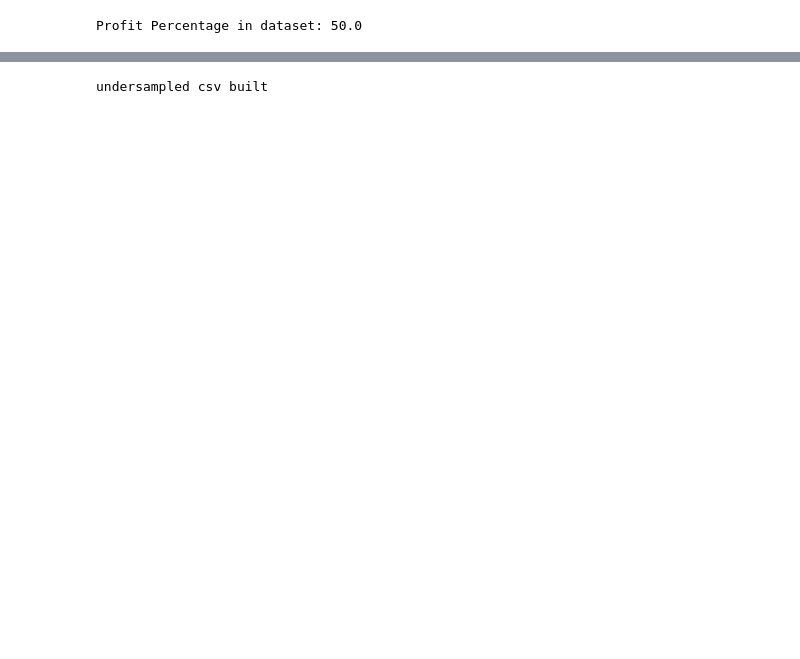
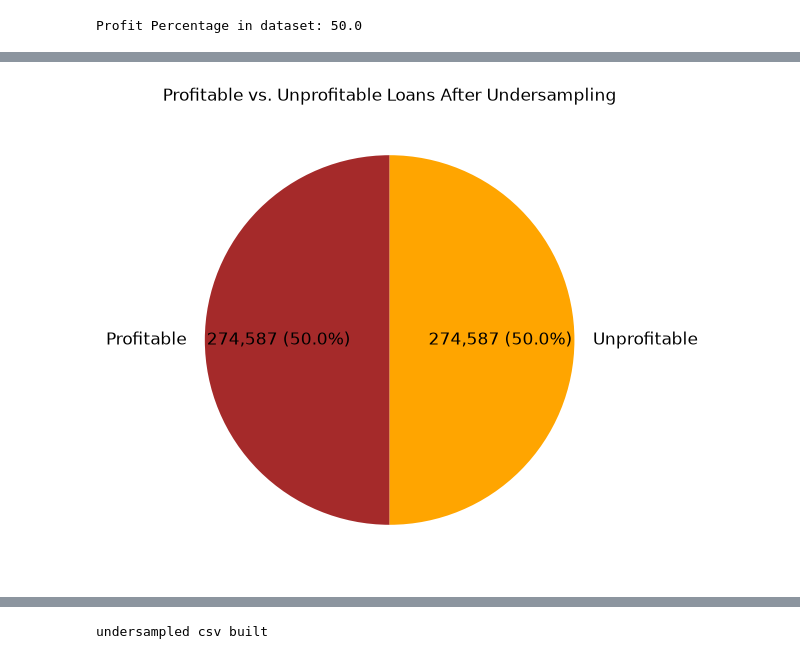
Before and after one commit to nicohaines/Classification-for-Predicting-P2P-Loan-Profitability, a Jupyter notebook: DataVisualization.ipynb, the cells around one changed output, grey strips where cells are left out. Saved outputs shown, nothing was run; the diff lists cells and outputs as text; code cells hidden in the pictures; blank space fills up the shorter version.

```diff
--- a/DataVisualization.ipynb
+++ b/DataVisualization.ipynb
@@ -257,0 +346,20 @@ df_undersampled_clean.shape
+# %%
+# Undersampling the majority case
+# Want to create a balanced data set
+
+df_profit = loan_data[loan_data['profitable'] == 1]
+df_loss = loan_data[loan_data['profitable'] == 0]
+
+# ratio of profit vs. loss represented in the sampled dataset.
+sampleRatio = 1.0
+
+# create a new DataFrame with the same number of profitable loans as unprofitable loans
+df_profit_undersampled = df_profit.sample(n=int(len(df_loss) * sampleRatio), random_state=42)
+
+# combine the undersampled profits with the original losses
+loan_data_balanced = pd.concat([df_profit_undersampled, df_loss])
+
+# Shuffle the rows of the new DataFrame to mix the profitable and unprofitable loans
+loan_data_balanced = loan_data_balanced.sample(frac=1, random_state=42).reset_index(drop=True)
+
+loan_data_balanced
@@ -266,0 +436,27 @@ Profit Percentage in dataset: 50.0
+# %%
+profit_counts = loan_data_balanced['profitable'].value_counts()
+
+labels = ['Profitable', 'Unprofitable']
+sizes  = [profit_counts.get(1, 0), profit_counts.get(0, 0)]
+colors = ['brown', 'orange']
+total = sum(sizes)
+
+def fmt(pct):
+    n = int(round(pct / 100.0 * total))
+    return f"{format(n, ',d')} ({pct:.1f}%)"
+
+
+plt.figure(figsize=(6, 6))
+plt.pie(
+    sizes,
+    labels=labels,
+    colors=colors,
+    autopct=fmt,
+    pctdistance=0.6,
+    startangle=90,
+    textprops={'fontsize': 12}
+)
+plt.title("Profitable vs. Unprofitable Loans After Undersampling")
+plt.show()
+# %% [output]
+[figure, added]
```
Also changed, not shown: parts of 61 cells of this notebook, 2 other files.
